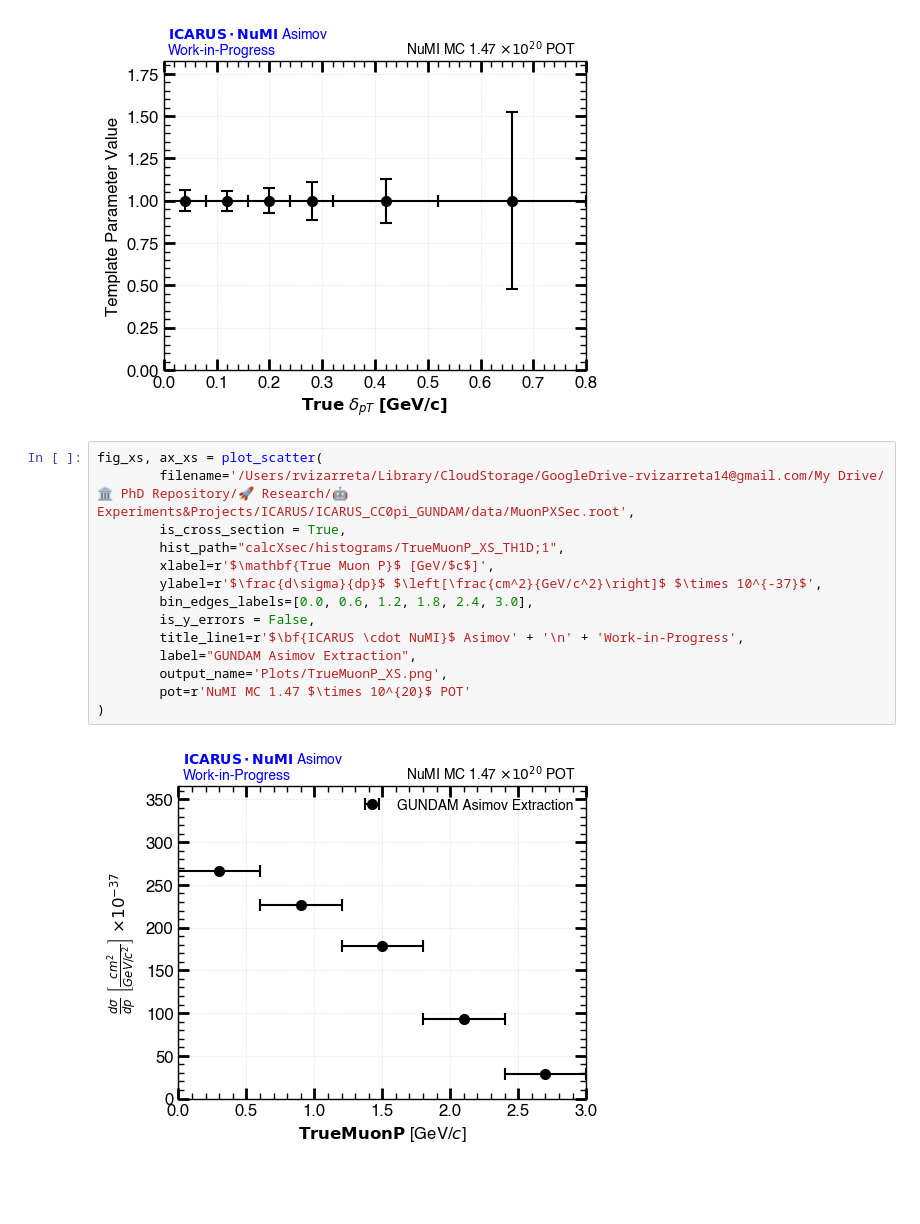
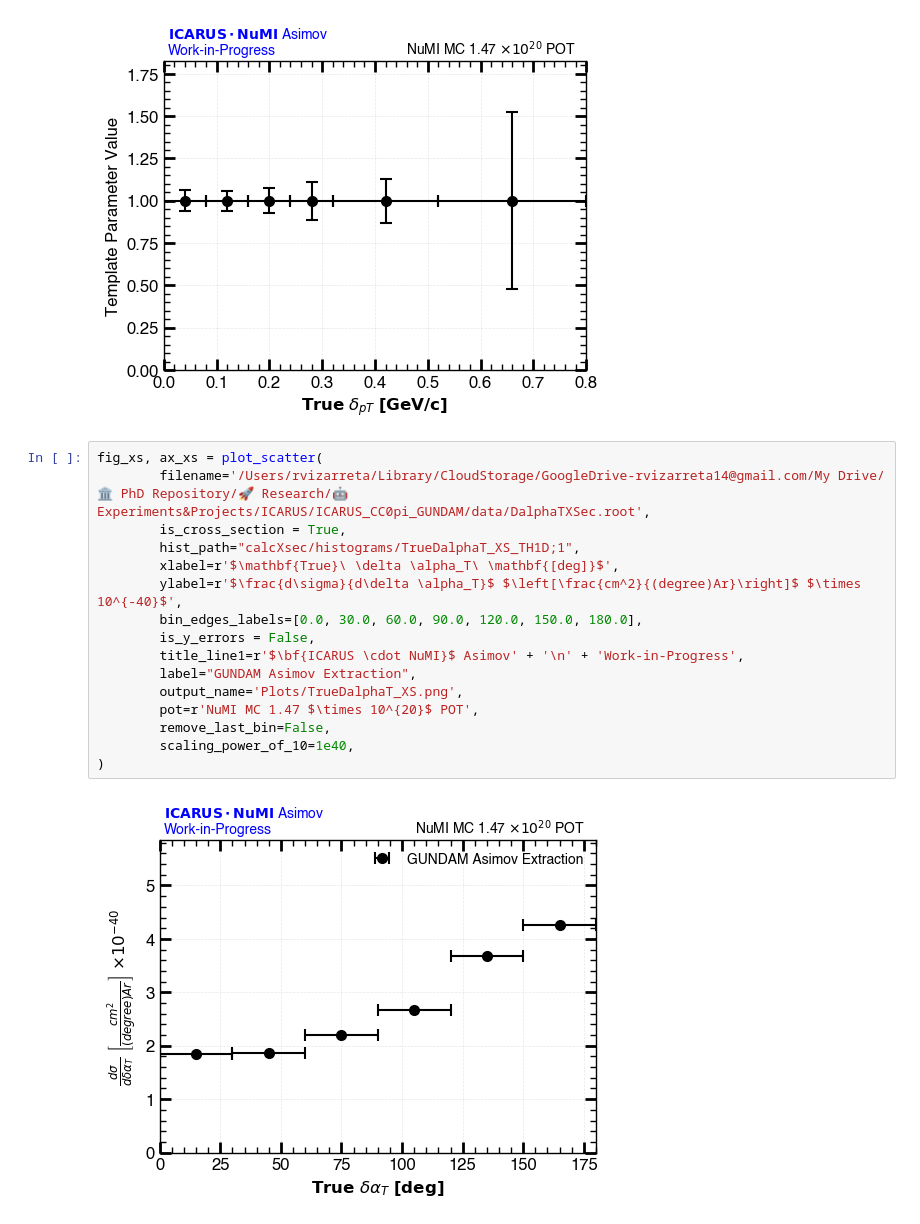
Before and after one commit to rvizarreta/gundam-icarus, a Jupyter notebook: Notebooks/Asimov_Studies.ipynb, the cells around one changed output. Saved outputs shown, nothing was run; the diff lists cells and outputs as text; blank space fills up the shorter version.

Commit message:
Adding dalphaT to notebook

```diff
--- a/Notebooks/Asimov_Studies.ipynb
+++ b/Notebooks/Asimov_Studies.ipynb
@@ -68,17 +72,19 @@ fig_template, ax_template = plot_scatter(
 [figure]
 # %%
 fig_xs, ax_xs = plot_scatter(
-        filename='/Users/rvizarreta/Library/CloudStorage/GoogleDrive-rvizarreta14@gmail.com/My Drive/🏛 PhD Repository/🚀 Research/🤖 Experiments&Projects/ICARUS/ICARUS_CC0pi_GUNDAM/data/MuonPXSec.root',
+        filename='/Users/rvizarreta/Library/CloudStorage/GoogleDrive-rvizarreta14@gmail.com/My Drive/🏛 PhD Repository/🚀 Research/🤖 Experiments&Projects/ICARUS/ICARUS_CC0pi_GUNDAM/data/DalphaTXSec.root',
         is_cross_section = True,
-        hist_path="calcXsec/histograms/TrueMuonP_XS_TH1D;1",
-        xlabel=r'$\mathbf{True Muon P}$ [GeV/$c$]',
-        ylabel=r'$\frac{d\sigma}{dp}$ $\left[\frac{cm^2}{GeV/c^2}\right]$ $\times 10^{-37}$',
-        bin_edges_labels=[0.0, 0.6, 1.2, 1.8, 2.4, 3.0],
+        hist_path="calcXsec/histograms/TrueDalphaT_XS_TH1D;1",
+        xlabel=r'$\mathbf{True}\ \delta \alpha_T\ \mathbf{[deg]}$',
+        ylabel=r'$\frac{d\sigma}{d\delta \alpha_T}$ $\left[\frac{cm^2}{(degree)Ar}\right]$ $\times 10^{-40}$',
+        bin_edges_labels=[0.0, 30.0, 60.0, 90.0, 120.0, 150.0, 180.0],
         is_y_errors = False,
         title_line1=r'$\bf{ICARUS \cdot NuMI}$ Asimov' + '\n' + 'Work-in-Progress',
         label="GUNDAM Asimov Extraction",
-        output_name='Plots/TrueMuonP_XS.png',
-        pot=r'NuMI MC 1.47 $\times 10^{20}$ POT'
+        output_name='Plots/TrueDalphaT_XS.png',
+        pot=r'NuMI MC 1.47 $\times 10^{20}$ POT',
+        remove_last_bin=False,
+        scaling_power_of_10=1e40,
 )
 # %% [output]
-[figure, old version]
+[figure, new version]
```
Also changed, not shown: parts of 4 cells of this notebook, 2 other files.
